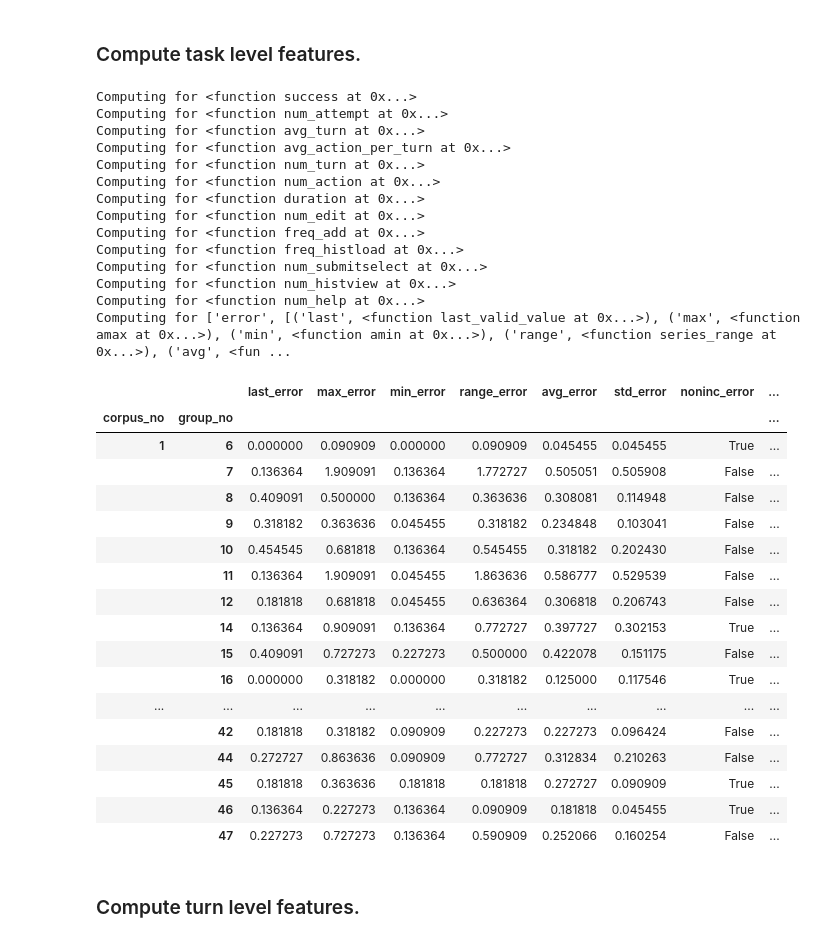
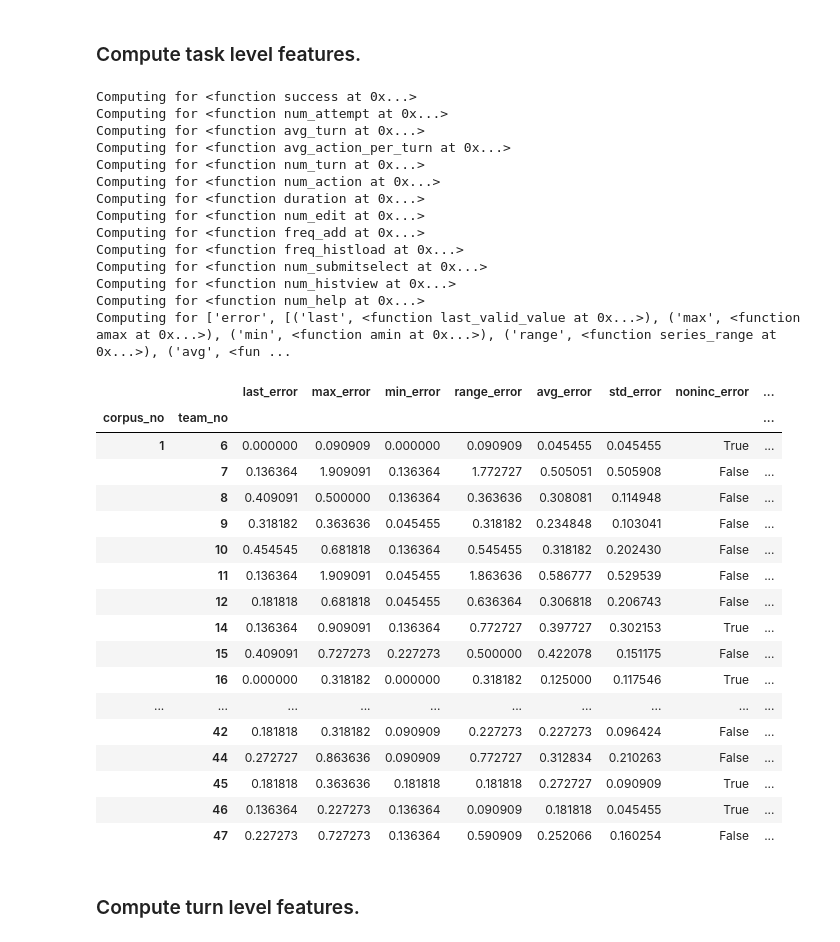
Before and after one commit to chili-epfl/justhink-alignment-analysis, a Jupyter notebook: tools/1_extract_performance_and_other_features_from_logs.ipynb, the cells around one changed output. Cells and saved outputs as stored; diff of their text form; code cells hidden in the pictures.

```diff
--- a/tools/1_extract_performance_and_other_features_from_logs.ipynb
+++ b/tools/1_extract_performance_and_other_features_from_logs.ipynb
@@ -86,15 +86,15 @@ File justhink19_log_47 belongs to task 47
 # %%
 log_dfs = dict()
 
-for group_no, f in log_files.items():
+for team_no, f in log_files.items():
     # Read the file into a table.
     df = pd.read_csv(f, sep='\t')
 
-    log_dfs[group_no] = df
+    log_dfs[team_no] = df
 
 
-for group_no, df in log_dfs.items():
-    print('Table of {:2d} has {:4d} events'.format(group_no, len(df)))
+for team_no, df in log_dfs.items():
+    print('Table of {:2d} has {:4d} events'.format(team_no, len(df)))
 # %% [output]
 Table of  6 has  100 events
 Table of  7 has  420 events
@@ -250,7 +250,7 @@ Compute time difference between the start of consecutive event pairs.
 To be used for computing duration later.
 # %%
 durations = lambda x: x['start'].diff().fillna(0)
-data_df['duration'] = data_df.groupby('group_no').apply(durations).reset_index(drop=True)
+data_df['duration'] = data_df.groupby('team_no').apply(durations).reset_index(drop=True)
 # %% [markdown]
 ### Create groups that represent the different granularities (levels of analysis).
 
@@ -263,9 +263,9 @@ Define four time granularities to study an actions corpus:
 # %%
 levels = {
     'corpus': data_df.groupby('corpus_no'),
-    'task': data_df.groupby(['corpus_no', 'group_no']),
-    'attempt': data_df.groupby(['corpus_no', 'group_no', 'attempt_no']),
-    'turn': data_df.groupby(['group_no', 'attempt_no', 'turn_no']),
+    'task': data_df.groupby(['corpus_no', 'team_no']),
+    'attempt': data_df.groupby(['corpus_no', 'team_no', 'attempt_no']),
+    'turn': data_df.groupby(['team_no', 'attempt_no', 'turn_no']),
 }
 # %% [markdown]
 ### Define the features as functions.
@@ -273,7 +273,7 @@ levels = {
 # Performance Features
 
 def success(x, opt_cost=optimal_cost):
-    '''whether a group has succeeded i.e. found the optimal solution, at task level only'''
+    '''whether a team has succeeded i.e. found the optimal solution, at task level only'''
    # return x.name[-1] in metadata['success']
     c = cost(x)
     return not np.isnan(c) and c == opt_cost
@@ -302,12 +302,12 @@ def error(x, opt_cost=optimal_cost):
 
 def num_task(x):
     '''number of tasks, where a task is
-    the complete period that a group plays to find an optimal solution'''
-    return len(x['group_no'].unique())
+    the complete period that a team plays to find an optimal solution'''
+    return len(x['team_no'].unique())
 
 
 def num_attempt(x):
-    '''number of attempts, where an attempt is the duration of the group constructing a solution and submitting it together as a proposal'''
+    '''number of attempts, where an attempt is the duration of the team constructing a solution and submitting it together as a proposal'''
     return len(x['attempt_no'].unique())
 
 
@@ -590,35 +590,35 @@ attempt_to_task_features = [
         ('avg', np.mean),
         ('std', np.std),
         ('noninc', series_noninc),
         ('slope', series_slope),
 #         ('seq', list),
         ]
     ],
 ]
-grouped = tables['attempt'].reset_index().groupby(['corpus_no', 'group_no'])
+grouped = tables['attempt'].reset_index().groupby(['corpus_no', 'team_no'])
 insert_index = 0
 compute_features(grouped, attempt_to_task_features, df=tables['task'],
                  insert_index=insert_index, inplace=True)
 
 # Display the task features table.
 tables['task']
 # %% [output]
 Computing for <function success at 0x...>
 Computing for <function num_attempt at 0x...>
 Computing for <function avg_turn at 0x...>
 Computing for <function avg_action_per_turn at 0x...>
 Computing for <function num_turn at 0x...>
 Computing for <function num_action at 0x...>
 Computing for <function duration at 0x...>
 Computing for <function num_edit at 0x...>
 Computing for <function freq_add at 0x...>
 Computing for <function freq_histload at 0x...>
 Computing for <function num_submitselect at 0x...>
 Computing for <function num_histview at 0x...>
 Computing for <function num_help at 0x...>
 Computing for ['error', [('last', <function last_valid_value at 0x...>), ('max', <function amax at 0x...>), ('min', <function amin at 0x...>), ('range', <function series_range at 0x...>), ('avg', <fun ...
 |  |  | last_error | max_error | min_error | range_error | avg_error | std_error | noninc_error | ... |
-| corpus_no | group_no |  |  |  |  |  |  |  | ... |
+| corpus_no | team_no |  |  |  |  |  |  |  | ... |
 | 1 | 6 | 0.000000 | 0.090909 | 0.000000 | 0.090909 | 0.045455 | 0.045455 | True | ... |
 |  | 7 | 0.136364 | 1.909091 | 0.136364 | 1.772727 | 0.505051 | 0.505908 | False | ... |
 |  | 8 | 0.409091 | 0.500000 | 0.136364 | 0.363636 | 0.308081 | 0.114948 | False | ... |
```
Also changed, not shown: parts of 7 cells of this notebook, 39 other files.
